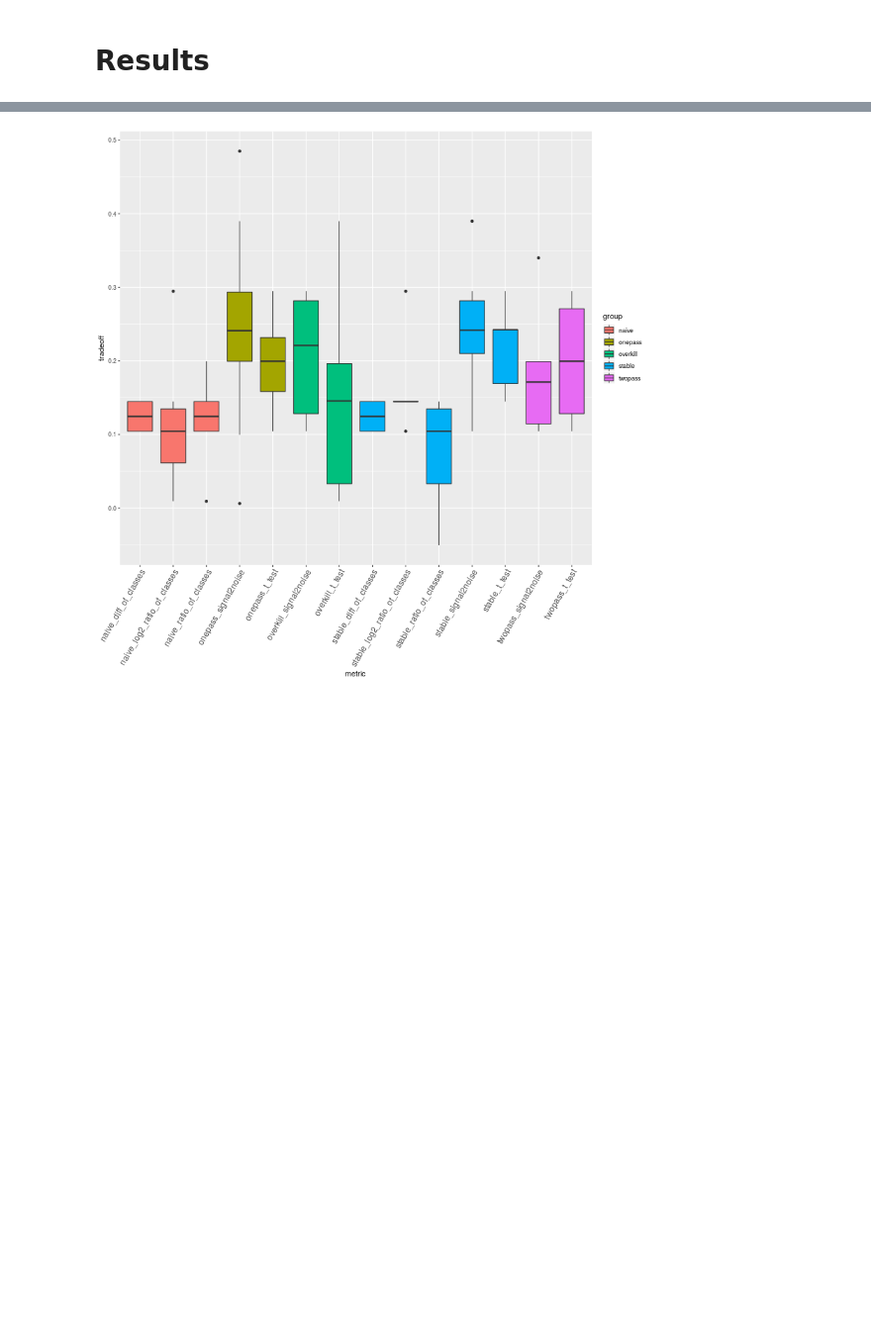
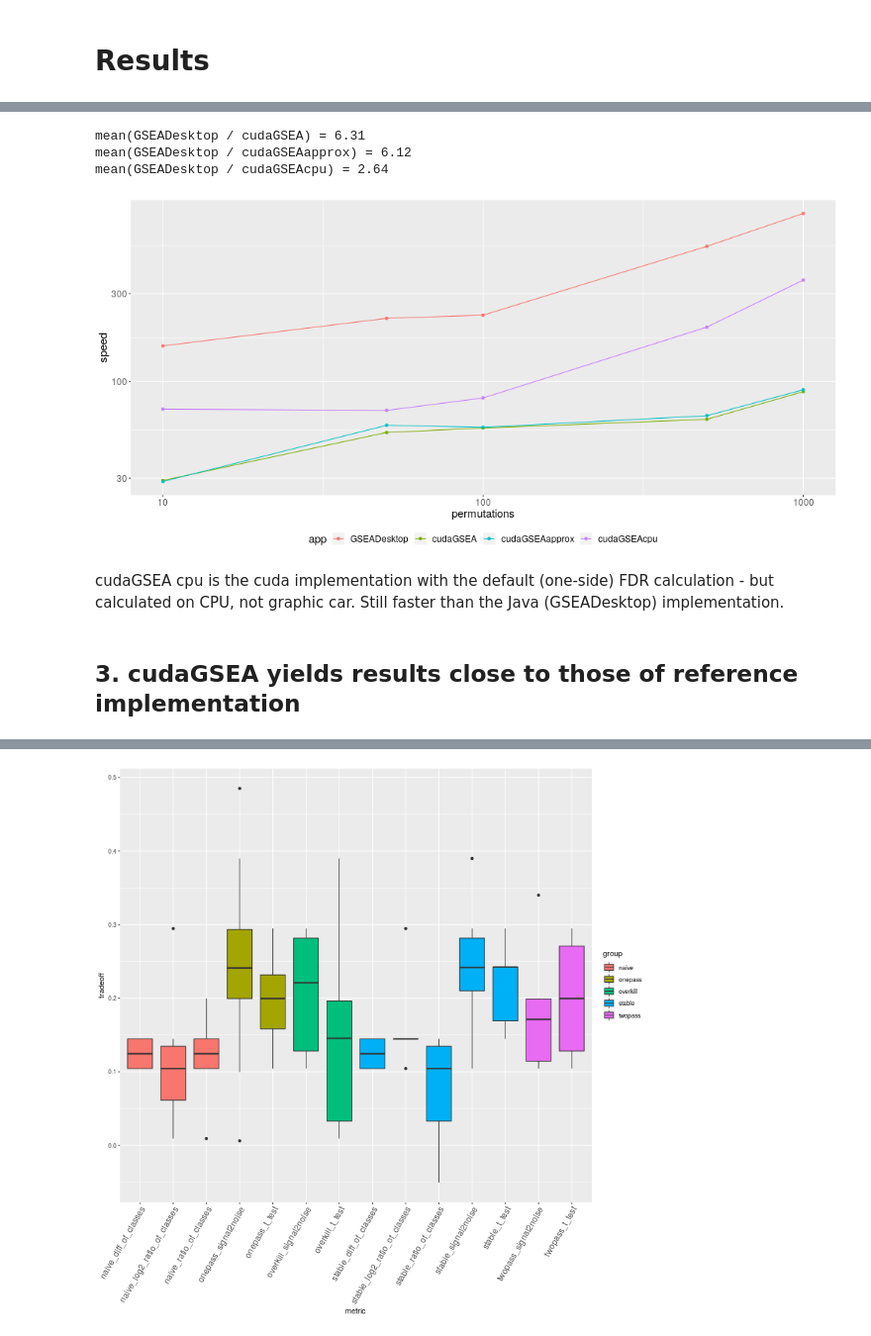
Before and after one commit to krassowski/drug-disease-profile-matching, a Jupyter notebook: notebooks/Signature-based drug-disease associations/cudaGSEA benchmarks.ipynb, the cells around one changed output, grey strips where cells are left out. Shown at 99% size. Drawn from its saved outputs; the diff is of its cells as text; code cells hidden in the pictures; blank space fills up the shorter version.

```diff
--- a/notebooks/Signature-based drug-disease associations/cudaGSEA benchmarks.ipynb
+++ b/notebooks/Signature-based drug-disease associations/cudaGSEA benchmarks.ipynb
@@ -152,0 +173,25 @@ for i in range(3):
+# %%
+speed_compared_functions = []
+
+for p in [10, 50, 100, 500, 1000]:
+
+    common_gsea_setup = partial(
+        shared_gsea_scorer,
+        permutations=p, q_value_cutoff=0.5,
+    )
+
+    gsea_score_phenotypes_java = common_gsea_setup(gsea_app=gsea_desktop, metric='Signal2Noise')
+    gsea_score_phenotypes_cuda = common_gsea_setup(gsea_app=gsea_cuda, metric='twopass_signal2noise')
+    gsea_score_phenotypes_cuda_approx = common_gsea_setup(gsea_app=gsea_cuda_approx, metric='twopass_signal2noise')
+    gsea_score_phenotypes_cuda_approx.__name__= gsea_score_phenotypes_cuda_approx.__name__.replace('cudaGSEA', 'cudaGSEAapprox')
+    gsea_score_phenotypes_cuda_cpu = common_gsea_setup(gsea_app=cudaGSEA(cpu=True), metric='twopass_signal2noise')
+    gsea_score_phenotypes_cuda_cpu.__name__= gsea_score_phenotypes_cuda_cpu.__name__.replace('cudaGSEA', 'cudaGSEAcpu')
+
+    speed_compared_functions.extend([
+        gsea_score_phenotypes_cuda,
+        gsea_score_phenotypes_cuda_approx,
+        gsea_score_phenotypes_java,
+        gsea_score_phenotypes_cuda_cpu
+    ])
+# %%
+speed_benchmark_results = standard_brca_benchmark(speed_compared_functions)
@@ -152,0 +206,9 @@ for i in range(3):
+# %%
+speed_benchmark_data = DataFrame(dict(
+    permutations=speed_benchmark_results.index.str.split('_').str[1].astype(int),
+    app=pd.Categorical(speed_benchmark_results.index.str.split('_').str[0]),
+    speed=speed_benchmark_results['Time'],
+    auc=speed_benchmark_results['contraindications:AUC ROC'],
+    auc_class=speed_benchmark_results['contraindications:AUC ROC classification'],
+    f1=speed_benchmark_results['indications:F1 Score']
+))
@@ -152,0 +220,28 @@ for i in range(3):
+# %%
+desktop_performance = speed_benchmark_data.query('app == "GSEADesktop"')
+for cuda_variant in ['cudaGSEA', 'cudaGSEAapprox', 'cudaGSEAcpu']:
+    cuda_performance = speed_benchmark_data.query('app == @cuda_variant')
+    merged = desktop_performance.merge(cuda_performance, on=['permutations'])
+    speed_ratio = merged.speed_x / merged.speed_y
+    print(f'mean(GSEADesktop / {cuda_variant}) = {speed_ratio.mean():.2f}')
+# %% [output]
+mean(GSEADesktop / cudaGSEA) = 6.31
+mean(GSEADesktop / cudaGSEAapprox) = 6.12
+mean(GSEADesktop / cudaGSEAcpu) = 2.64
+# %%
+%%R -i speed_benchmark_data -w 1000
+(
+    ggplot(speed_benchmark_data, aes(x=permutations, y=speed, color=app))
+    + geom_point()
+    + theme(legend.position='bottom', legend.box='horizontal', text=element_text(size=15))
+    + geom_line()
+    + scale_y_continuous(trans='log10')
+    + scale_x_continuous(trans='log10')
+
+)
+# %% [output]
+[figure, added]
+# %% [markdown]
+cudaGSEA cpu is the cuda implementation with the default (one-side) FDR calculation - but calculated on CPU, not graphic car. Still faster than the Java (GSEADesktop) implementation.
+# %% [markdown]
+## 3. cudaGSEA yields results close to those of reference implementation
```
Also changed, not shown: parts of 75 cells of this notebook.
